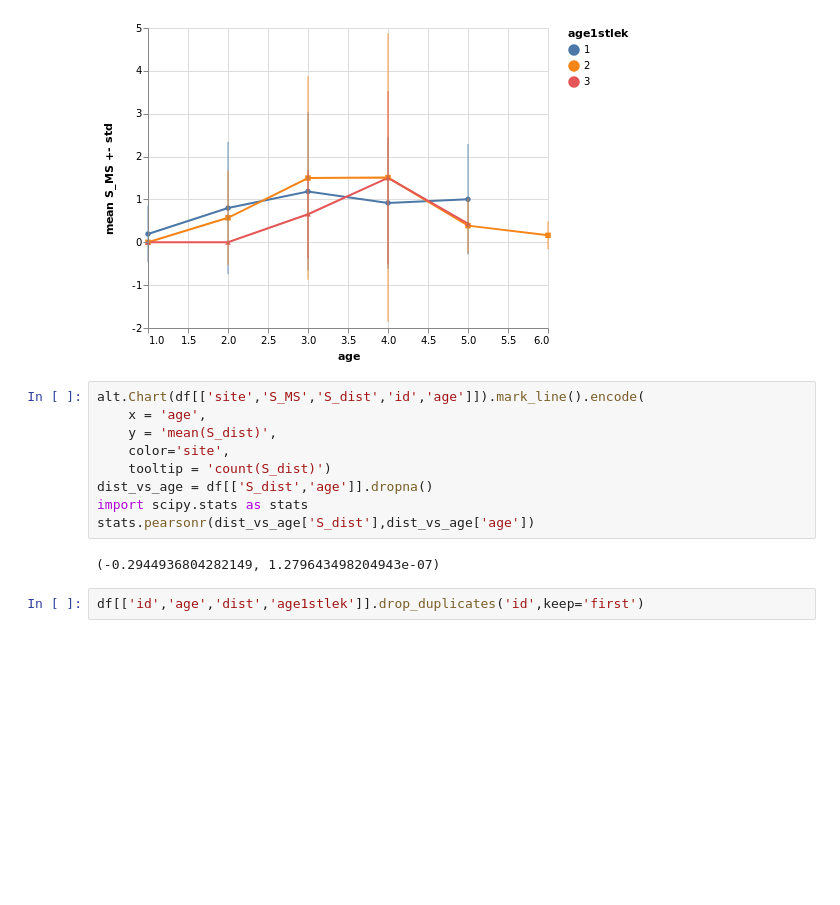
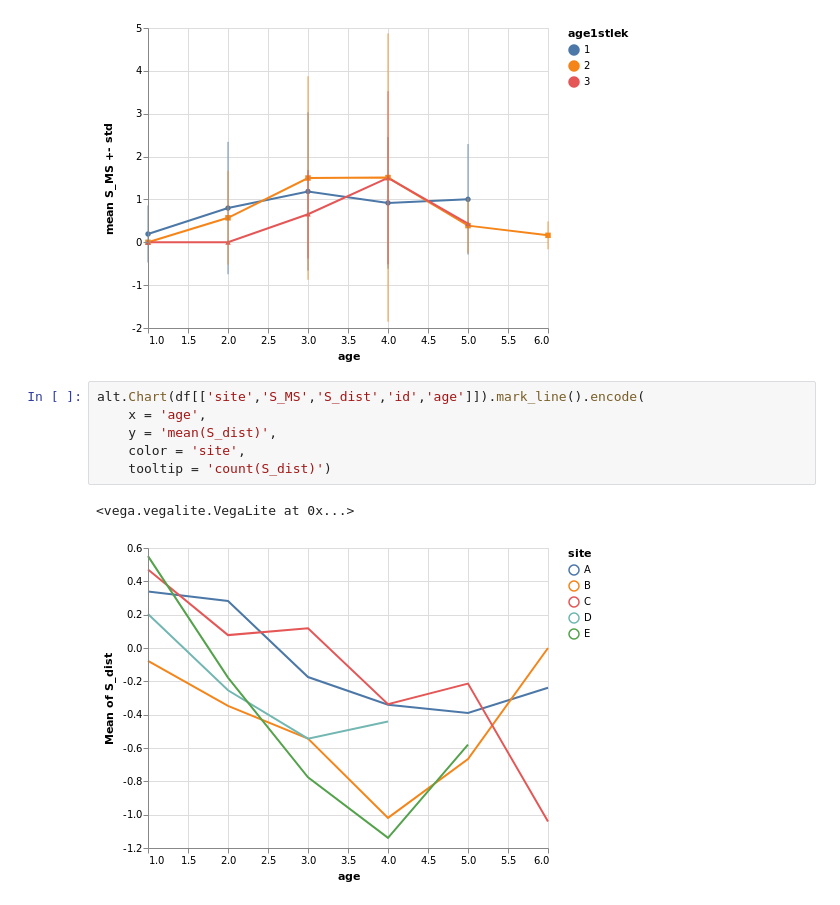
Before and after one commit to MarcoVitalii/lek-project, a Jupyter notebook: Age dependent mating performances dataset analysis.ipynb, the cells around one changed output. Cells and saved outputs as stored; diff of their text form; blank space fills up the shorter version.

```diff
--- a/Age dependent mating performances dataset analysis.ipynb
+++ b/Age dependent mating performances dataset analysis.ipynb
@@ -138,13 +155,9 @@ points+errors
 # %%
 alt.Chart(df[['site','S_MS','S_dist','id','age']]).mark_line().encode(
     x = 'age',
     y = 'mean(S_dist)',
-    color='site',
+    color = 'site',
     tooltip = 'count(S_dist)')
-dist_vs_age = df[['S_dist','age']].dropna()
-import scipy.stats as stats
-stats.pearsonr(dist_vs_age['S_dist'],dist_vs_age['age'])
 # %% [output]
-(-0.2944936804282149, 1.279643498204943e-07)
+<vega.vegalite.VegaLite at 0x...>
+[figure, added]
-# %%
-df[['id','age','dist','age1stlek']].drop_duplicates('id',keep='first')
```
Also changed, not shown: parts of 2 cells of this notebook.
